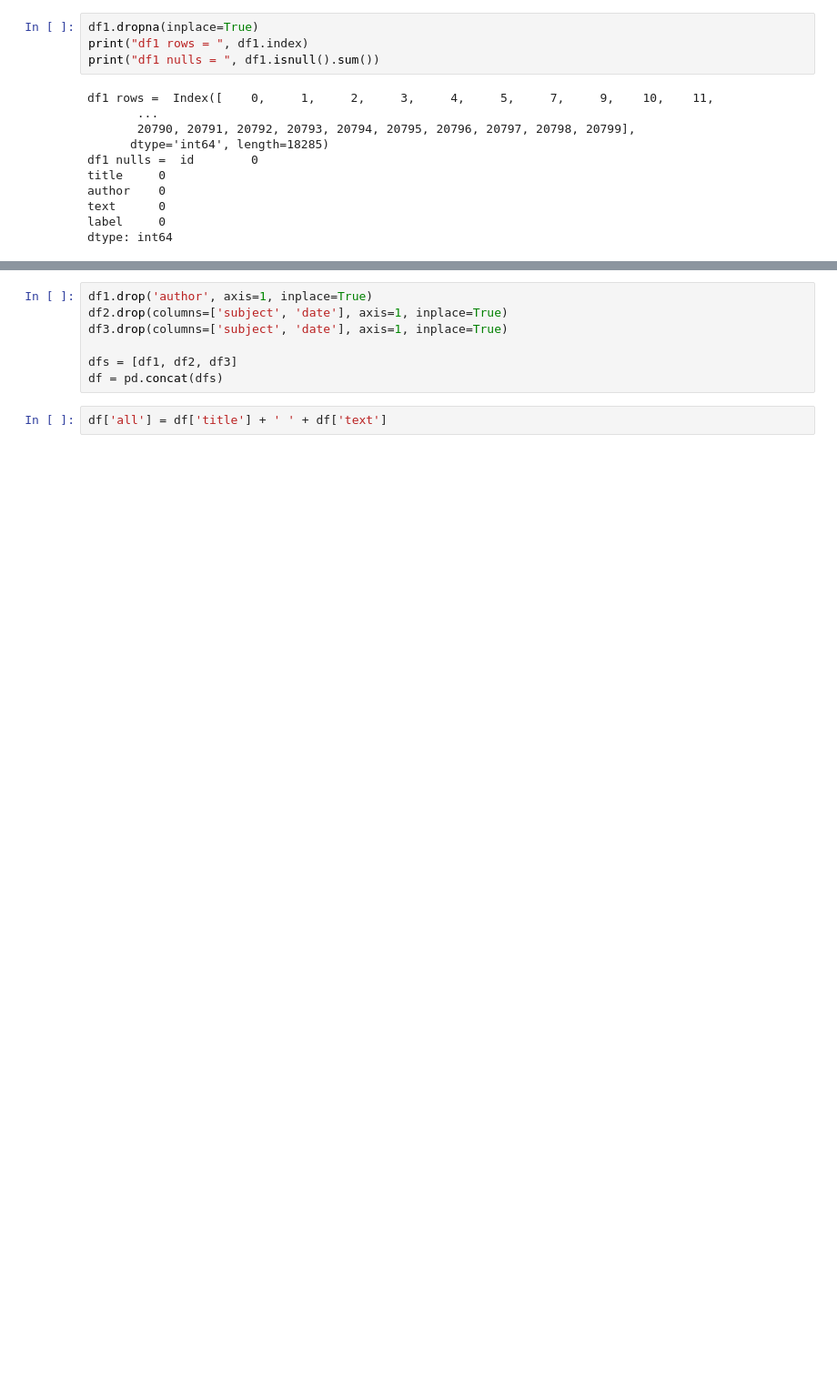
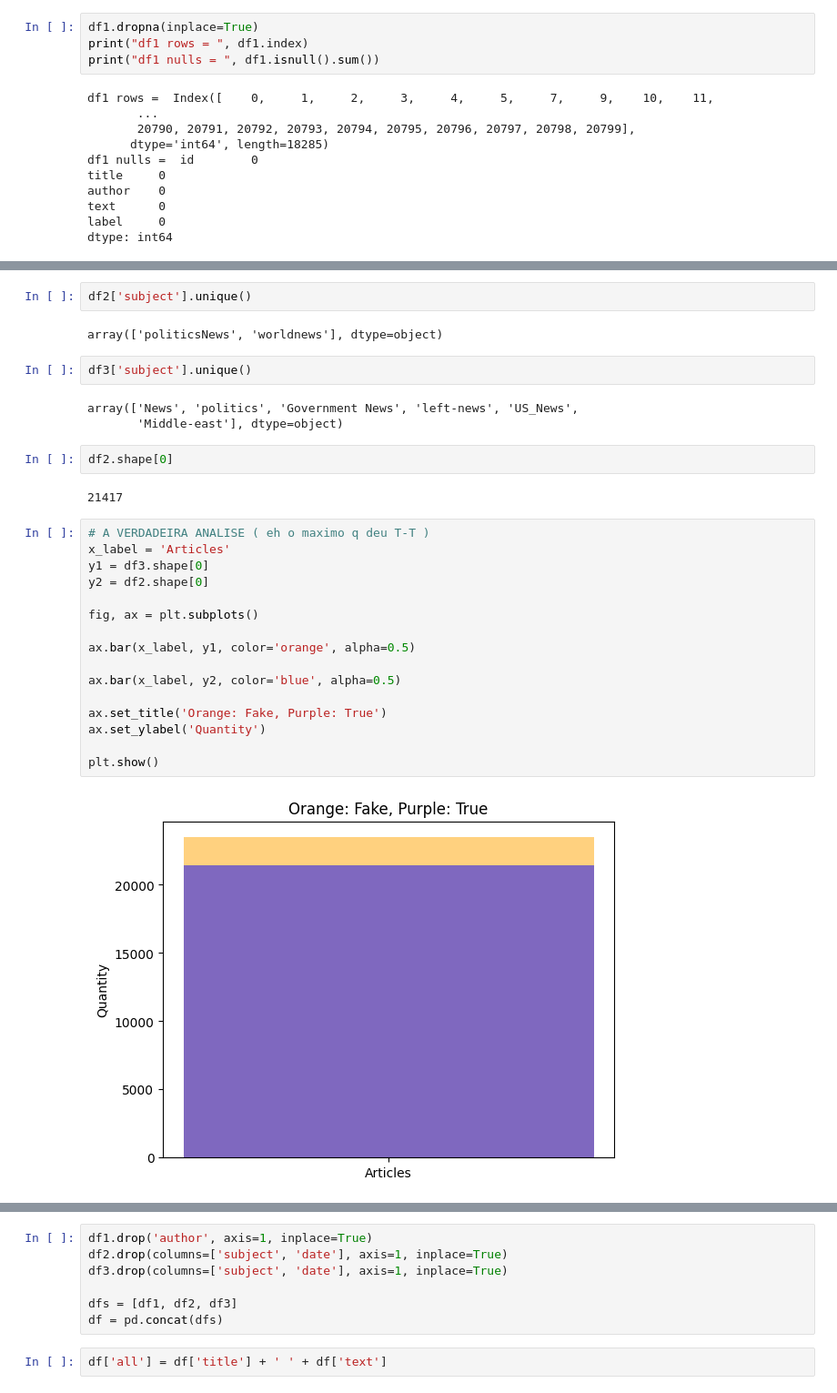
Before and after one commit to landergerotto/FakeNewsPredict, a Jupyter notebook: main.ipynb, the cells around one changed output, grey strips where cells are left out. Shown: that part at 91% size. Cells and saved outputs as stored; diff of their text form; blank space fills up the shorter version.

```diff
--- a/main.ipynb
+++ b/main.ipynb
@@ -195,3 +266,34 @@ dtype: int64
+# %%
+df2['subject'].unique()
+# %% [output]
+array(['politicsNews', 'worldnews'], dtype=object)
+# %%
+df3['subject'].unique()
+# %% [output]
+array(['News', 'politics', 'Government News', 'left-news', 'US_News',
+       'Middle-east'], dtype=object)
+# %%
+df2.shape[0]
+# %% [output]
+21417
+# %%
+# A VERDADEIRA ANALISE ( eh o maximo q deu T-T )
+x_label = 'Articles'
+y1 = df3.shape[0]
+y2 = df2.shape[0]
+
+fig, ax = plt.subplots()
+
+ax.bar(x_label, y1, color='orange', alpha=0.5)
+
+ax.bar(x_label, y2, color='blue', alpha=0.5)
+
+ax.set_title('Orange: Fake, Purple: True')
+ax.set_ylabel('Quantity')
+
+plt.show()
+# %% [output]
+[figure, added]
 # %%
 df1.drop('id', axis=1, inplace=True)
 df1['label'] = df1['label'].astype(int)
```
Also changed, not shown: parts of 6 cells of this notebook, 1 other file.
